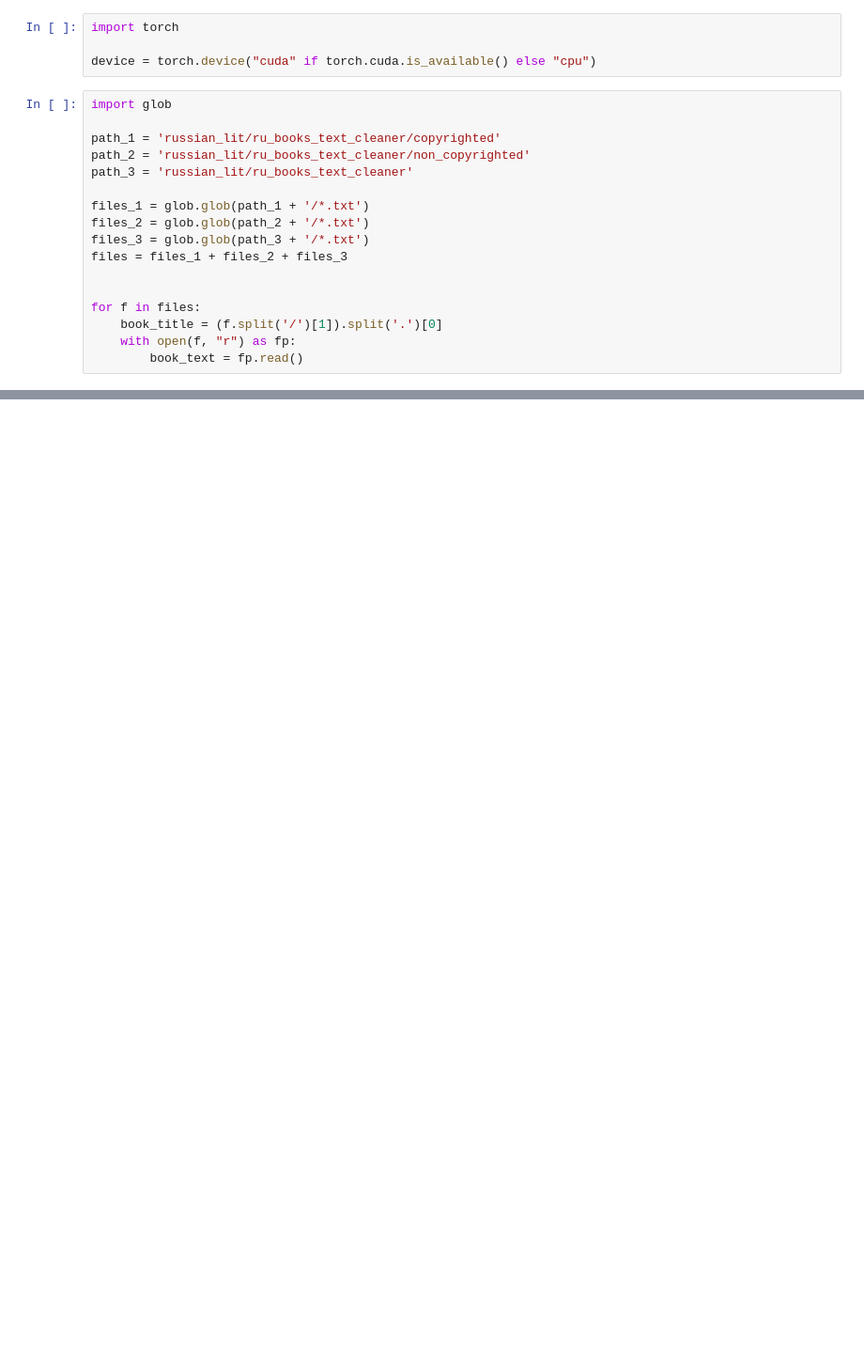
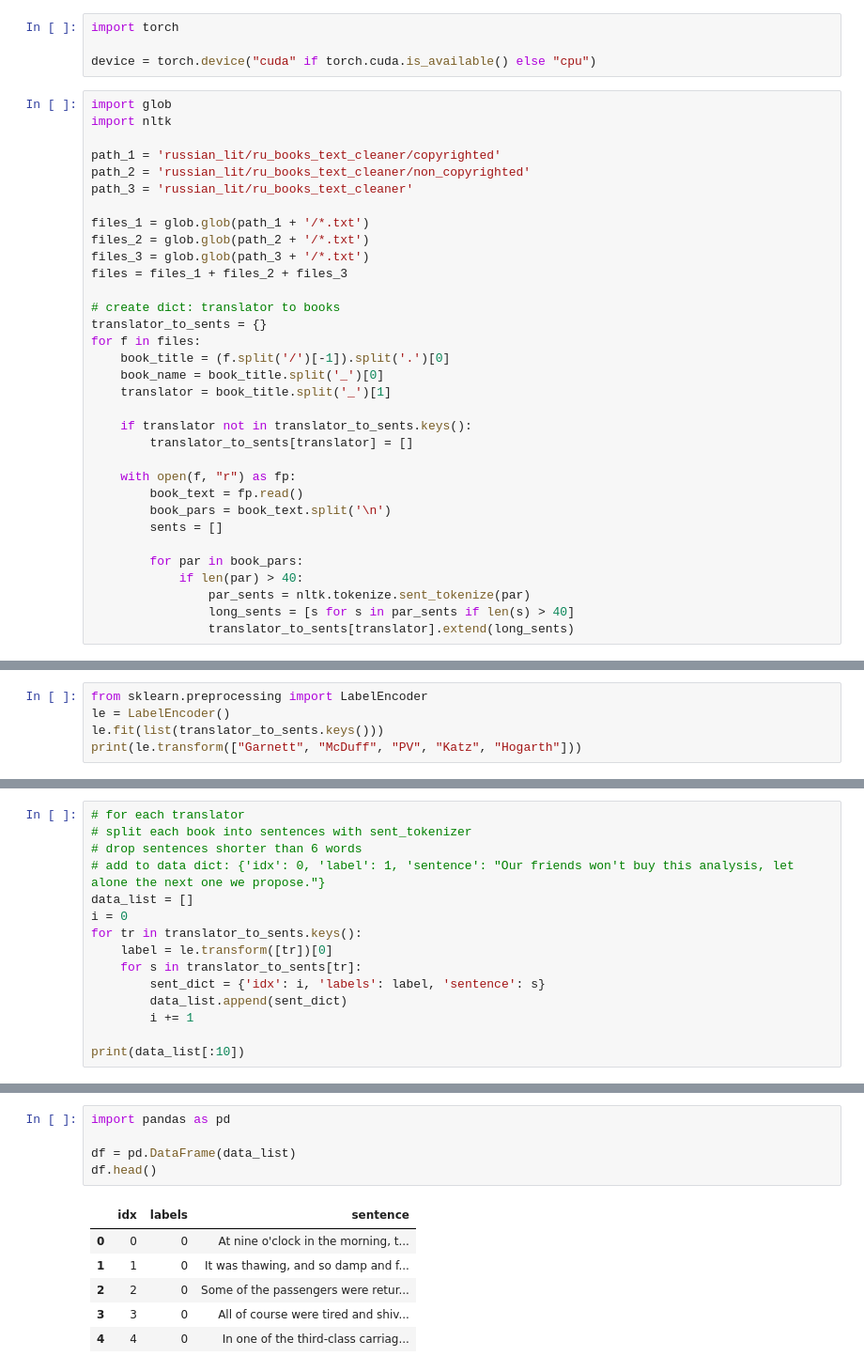
Before and after one commit to kkatsy/LiteraryMachineTranslation, a Jupyter notebook: translator_classification.ipynb, the cells around one changed output, grey strips where cells are left out. Shown: that part at 94% size. Cells and saved outputs as stored; diff of their text form; blank space fills up the shorter version.

```diff
--- a/translator_classification.ipynb
+++ b/translator_classification.ipynb
@@ -12,6 +24,7 @@ import torch
 device = torch.device("cuda" if torch.cuda.is_available() else "cpu")
 # %%
 import glob
+import nltk
 
 path_1 = 'russian_lit/ru_books_text_cleaner/copyrighted'
 path_2 = 'russian_lit/ru_books_text_cleaner/non_copyrighted'
@@ -22,8 +35,23 @@ files_2 = glob.glob(path_2 + '/*.txt')
 files_3 = glob.glob(path_3 + '/*.txt')
 files = files_1 + files_2 + files_3
 
+# create dict: translator to books
+translator_to_sents = {}
+for f in files:
+    book_title = (f.split('/')[-1]).split('.')[0]
+    book_name = book_title.split('_')[0]
+    translator = book_title.split('_')[1]
 
-for f in files:
-    book_title = (f.split('/')[1]).split('.')[0]
+    if translator not in translator_to_sents.keys():
+        translator_to_sents[translator] = []
+
     with open(f, "r") as fp:
         book_text = fp.read()
+        book_pars = book_text.split('\n')
+        sents = []
+
+        for par in book_pars:
+            if len(par) > 40:
+                par_sents = nltk.tokenize.sent_tokenize(par)
+                long_sents = [s for s in par_sents if len(s) > 40]
+                translator_to_sents[translator].extend(long_sents)
@@ -29,0 +67,5 @@ for f in files:
+# %%
+from sklearn.preprocessing import LabelEncoder
+le = LabelEncoder()
+le.fit(list(translator_to_sents.keys()))
+print(le.transform(["Garnett", "McDuff", "PV", "Katz", "Hogarth"]))
@@ -29,0 +74,15 @@ for f in files:
+# %%
+# for each translator
+# split each book into sentences with sent_tokenizer
+# drop sentences shorter than 6 words
+# add to data dict: {'idx': 0, 'label': 1, 'sentence': "Our friends won't buy this analysis, let alone the next one we propose."}
+data_list = []
+i = 0
+for tr in translator_to_sents.keys():
+    label = le.transform([tr])[0]
+    for s in translator_to_sents[tr]:
+        sent_dict = {'idx': i, 'labels': label, 'sentence': s}
+        data_list.append(sent_dict)
+        i += 1
+
+print(data_list[:10])
@@ -29,0 +91,12 @@ for f in files:
+# %%
+import pandas as pd
+
+df = pd.DataFrame(data_list)
+df.head()
+# %% [output]
+|  | idx | labels | sentence |
+| 0 | 0 | 0 | At nine o'clock in the morning, t... |
+| 1 | 1 | 0 | It was thawing, and so damp and f... |
+| 2 | 2 | 0 | Some of the passengers were retur... |
+| 3 | 3 | 0 | All of course were tired and shiv... |
+| 4 | 4 | 0 | In one of the third-class carriag... |
```
Also changed, not shown: parts of 17 cells of this notebook, 15 other files.
